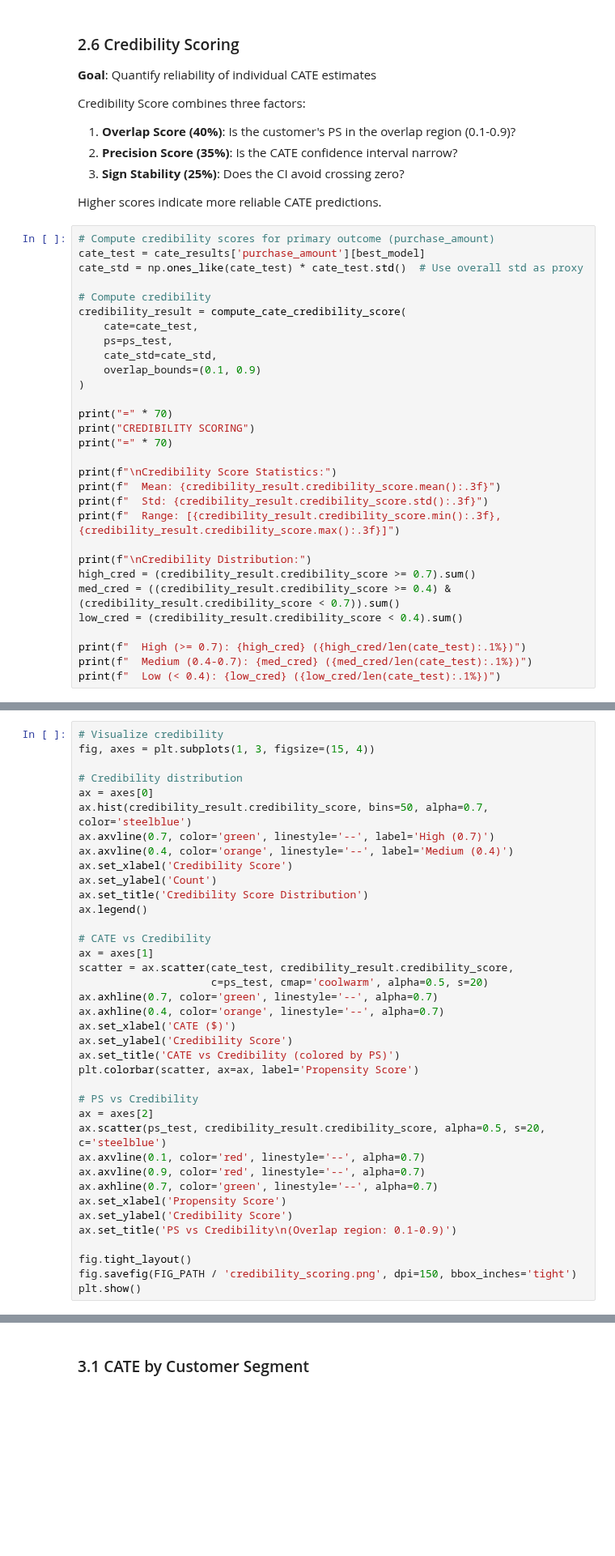
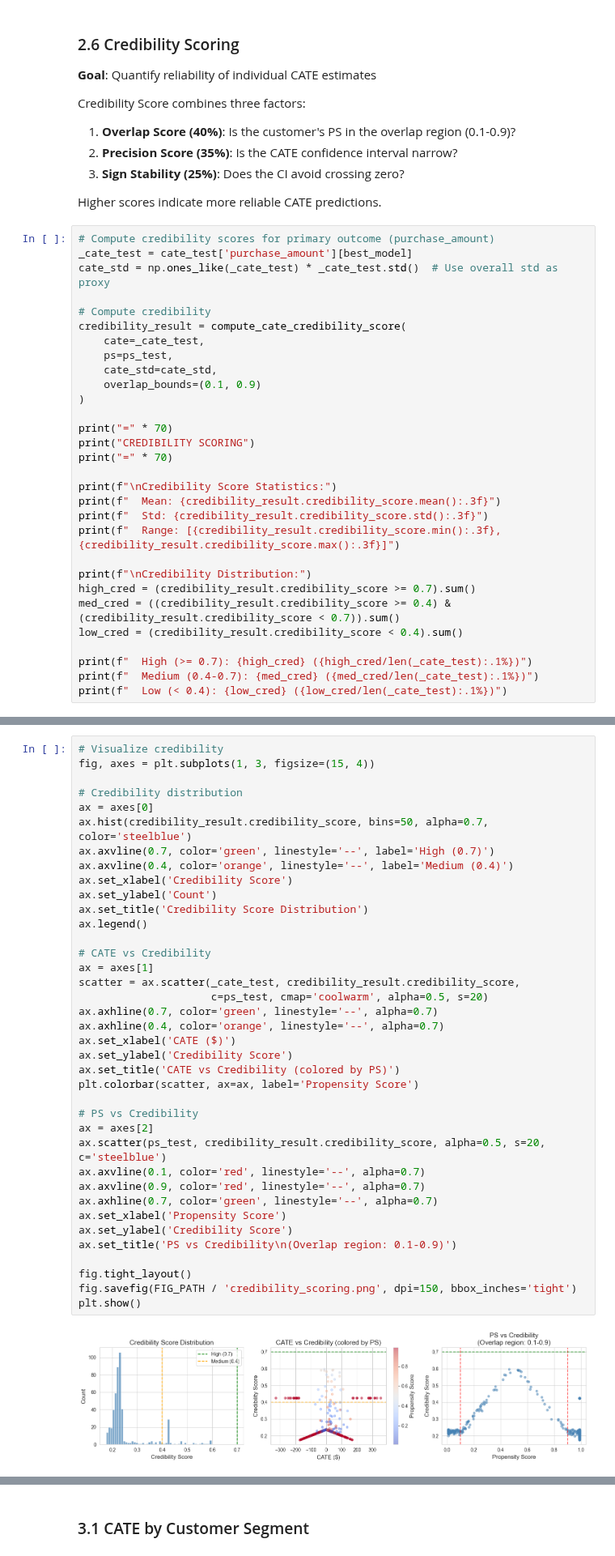
Before and after one commit to tae73/side-projects, a Jupyter notebook: projects/segmentation_causal_targeting_dunnhumby/notebook/03b_hte_validation.ipynb, the cells around one changed output, grey strips where cells are left out. Shown at 81% size. Drawn from its saved outputs; the diff is of its cells as text; blank space fills up the shorter version.

```diff
--- a/projects/segmentation_dunnhumby/notebook/03b_hte_validation.ipynb
+++ b/projects/segmentation_causal_targeting_dunnhumby/notebook/03b_hte_validation.ipynb
@@ -951,12 +954,12 @@ Credibility Score combines three factors:
 Higher scores indicate more reliable CATE predictions.
 # %%
 # Compute credibility scores for primary outcome (purchase_amount)
-cate_test = cate_results['purchase_amount'][best_model]
-cate_std = np.ones_like(cate_test) * cate_test.std()  # Use overall std as proxy
+_cate_test = cate_test['purchase_amount'][best_model]
+cate_std = np.ones_like(_cate_test) * _cate_test.std()  # Use overall std as proxy
 
 # Compute credibility
 credibility_result = compute_cate_credibility_score(
-    cate=cate_test,
+    cate=_cate_test,
     ps=ps_test,
     cate_std=cate_std,
     overlap_bounds=(0.1, 0.9)
@@ -976,6 +979,6 @@ high_cred = (credibility_result.credibility_score >= 0.7).sum()
 med_cred = ((credibility_result.credibility_score >= 0.4) & (credibility_result.credibility_score < 0.7)).sum()
 low_cred = (credibility_result.credibility_score < 0.4).sum()
 
-print(f"  High (>= 0.7): {high_cred} ({high_cred/len(cate_test):.1%})")
-print(f"  Medium (0.4-0.7): {med_cred} ({med_cred/len(cate_test):.1%})")
-print(f"  Low (< 0.4): {low_cred} ({low_cred/len(cate_test):.1%})")
+print(f"  High (>= 0.7): {high_cred} ({high_cred/len(_cate_test):.1%})")
+print(f"  Medium (0.4-0.7): {med_cred} ({med_cred/len(_cate_test):.1%})")
+print(f"  Low (< 0.4): {low_cred} ({low_cred/len(_cate_test):.1%})")
@@ -999,32 +1025,34 @@ ax.hist(credibility_result.credibility_score, bins=50, alpha=0.7, color='steelbl
 ax.axvline(0.7, color='green', linestyle='--', label='High (0.7)')
 ax.axvline(0.4, color='orange', linestyle='--', label='Medium (0.4)')
 ax.set_xlabel('Credibility Score')
 ax.set_ylabel('Count')
 ax.set_title('Credibility Score Distribution')
 ax.legend()
 
 # CATE vs Credibility
 ax = axes[1]
-scatter = ax.scatter(cate_test, credibility_result.credibility_score,
+scatter = ax.scatter(_cate_test, credibility_result.credibility_score,
                      c=ps_test, cmap='coolwarm', alpha=0.5, s=20)
 ax.axhline(0.7, color='green', linestyle='--', alpha=0.7)
 ax.axhline(0.4, color='orange', linestyle='--', alpha=0.7)
 ax.set_xlabel('CATE ($)')
 ax.set_ylabel('Credibility Score')
 ax.set_title('CATE vs Credibility (colored by PS)')
 plt.colorbar(scatter, ax=ax, label='Propensity Score')
 
 # PS vs Credibility
 ax = axes[2]
 ax.scatter(ps_test, credibility_result.credibility_score, alpha=0.5, s=20, c='steelblue')
 ax.axvline(0.1, color='red', linestyle='--', alpha=0.7)
 ax.axvline(0.9, color='red', linestyle='--', alpha=0.7)
 ax.axhline(0.7, color='green', linestyle='--', alpha=0.7)
 ax.set_xlabel('Propensity Score')
 ax.set_ylabel('Credibility Score')
 ax.set_title('PS vs Credibility\n(Overlap region: 0.1-0.9)')
 
 fig.tight_layout()
 fig.savefig(FIG_PATH / 'credibility_scoring.png', dpi=150, bbox_inches='tight')
 plt.show()
+# %% [output]
+[figure, added]
 # %% [markdown]
```
Also changed, not shown: parts of 10 cells of this notebook, 23 other files.
